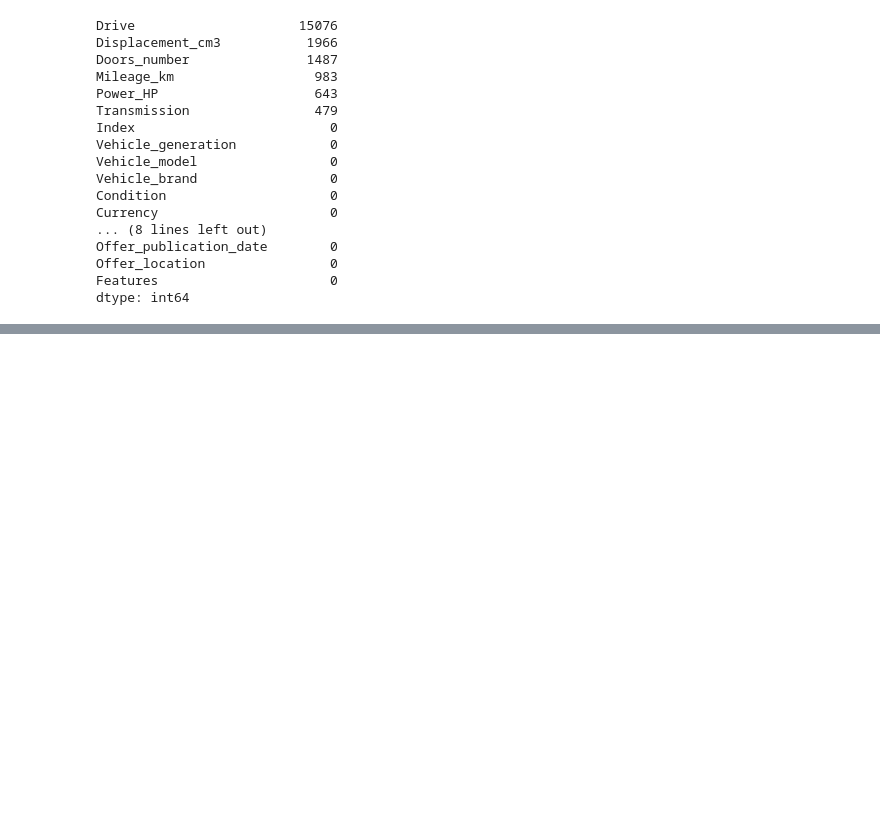
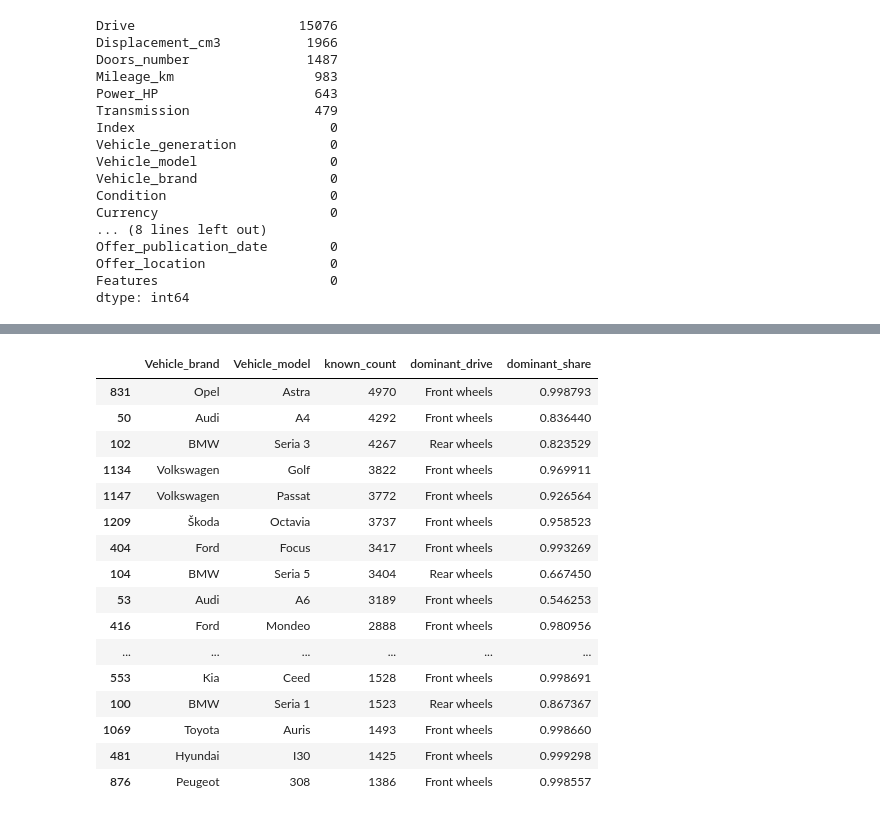
Before and after one commit to s24118-ui/SUML, a Jupyter notebook: SUML_Projekt.ipynb, the cells around one changed output, grey strips where cells are left out. Saved outputs shown, nothing was run; the diff lists cells and outputs as text; code cells hidden in the pictures; blank space fills up the shorter version.

```diff
--- a/SUML_Projekt.ipynb
+++ b/SUML_Projekt.ipynb
@@ -395,0 +432,34 @@ dtype: int64
+# %%
+drive_stats = (
+    data.dropna(subset=['Drive'])
+    .groupby(['Vehicle_brand', 'Vehicle_model'])['Drive']
+    .agg(
+        known_count='count',
+        dominant_drive=lambda x: x.mode().iloc[0],
+        dominant_share=lambda x: x.value_counts(normalize=True).iloc[0]
+    )
+    .reset_index()
+)
+
+drive_stats.sort_values(
+    ['known_count', 'dominant_share'],
+    ascending=[False, False]
+).head(30)
+# %% [output]
+|  | Vehicle_brand | Vehicle_model | known_count | dominant_drive | dominant_share |
+| 831 | Opel | Astra | 4970 | Front wheels | 0.998793 |
+| 50 | Audi | A4 | 4292 | Front wheels | 0.836440 |
+| 102 | BMW | Seria 3 | 4267 | Rear wheels | 0.823529 |
+| 1134 | Volkswagen | Golf | 3822 | Front wheels | 0.969911 |
+| 1147 | Volkswagen | Passat | 3772 | Front wheels | 0.926564 |
+| 1209 | Škoda | Octavia | 3737 | Front wheels | 0.958523 |
+| 404 | Ford | Focus | 3417 | Front wheels | 0.993269 |
+| 104 | BMW | Seria 5 | 3404 | Rear wheels | 0.667450 |
+| 53 | Audi | A6 | 3189 | Front wheels | 0.546253 |
+| 416 | Ford | Mondeo | 2888 | Front wheels | 0.980956 |
+| ... | ... | ... | ... | ... | ... |
+| 553 | Kia | Ceed | 1528 | Front wheels | 0.998691 |
+| 100 | BMW | Seria 1 | 1523 | Rear wheels | 0.867367 |
+| 1069 | Toyota | Auris | 1493 | Front wheels | 0.998660 |
+| 481 | Hyundai | I30 | 1425 | Front wheels | 0.999298 |
+| 876 | Peugeot | 308 | 1386 | Front wheels | 0.998557 |
```
Also changed, not shown: parts of 9 cells of this notebook.
